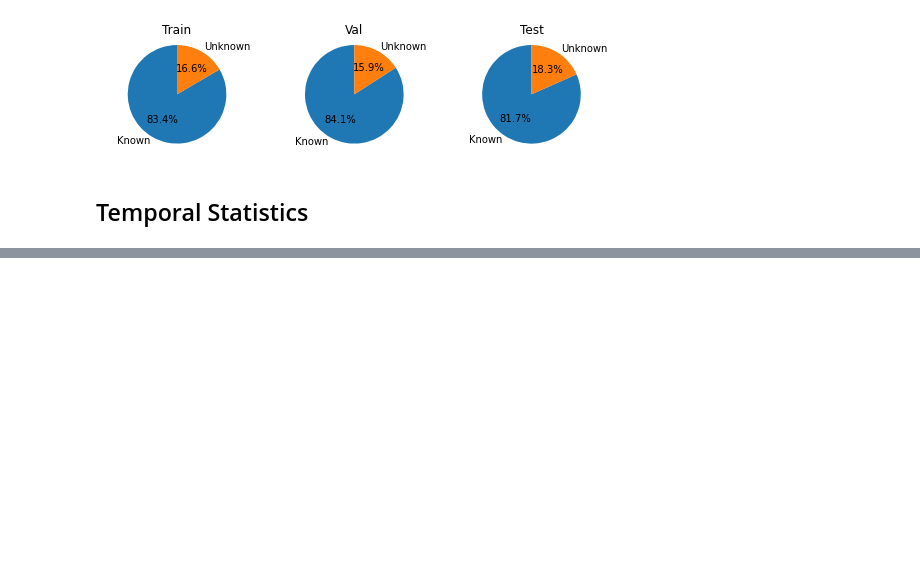
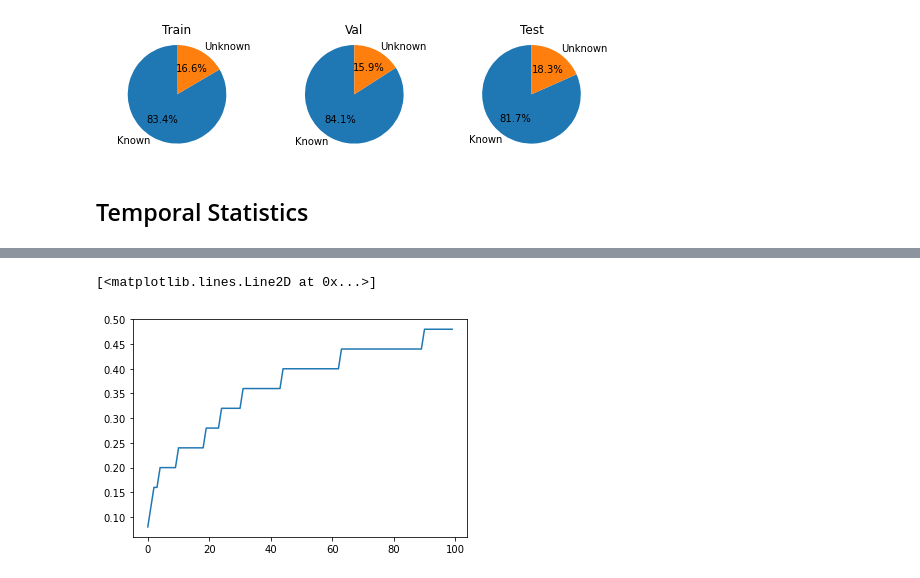
Before and after one commit to earthspecies/BEBE-datasets, a Jupyter notebook: format_ladds_seals.ipynb, the cells around one changed output, grey strips where cells are left out. Saved outputs shown, nothing was run; the diff lists cells and outputs as text; code cells hidden in the pictures; blank space fills up the shorter version.

```diff
--- a/format_ladds_seals.ipynb
+++ b/format_ladds_seals.ipynb
@@ -499,0 +523,5 @@ Re-saving metadata to /home/jupyter/behavior_data_local/data/formatted/ladds_sea
+# %%
+plt.plot(sorted(overall_durs_sec)[:100])
+# %% [output]
+[<matplotlib.lines.Line2D at 0x...>]
+[figure, added]
```
Also changed, not shown: parts of 4 cells of this notebook, 8 other files.
